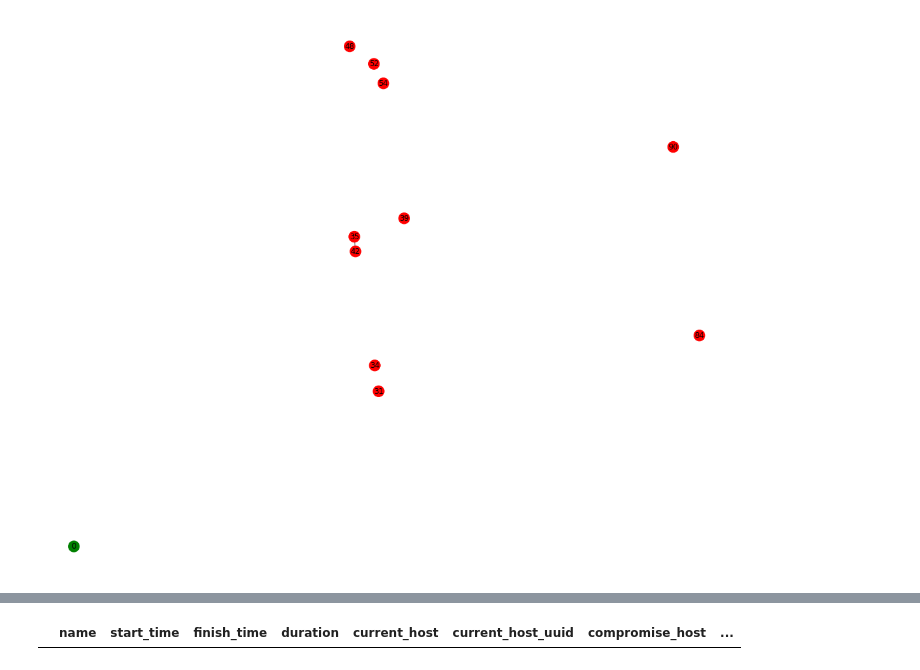
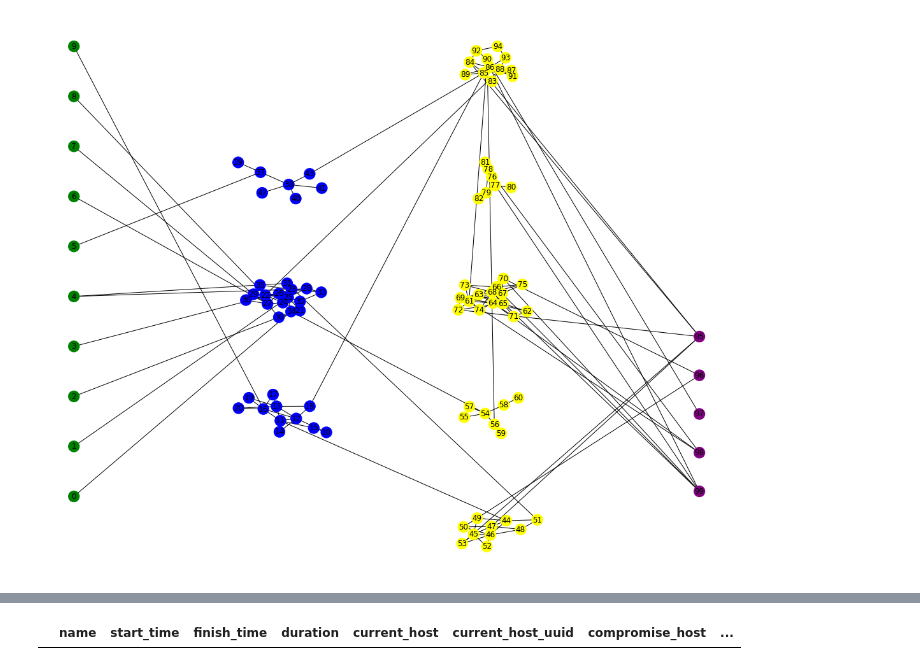
Before and after one commit to yuanyuan2000/MTDGame, a Jupyter notebook: simulation.ipynb, the cells around one changed output, grey strips where cells are left out. Cells and saved outputs as stored; diff of their text form; code cells hidden in the pictures.

```diff
--- a/simulation.ipynb
+++ b/simulation.ipynb
@@ -41,4 +15,5 @@ metrics.draw_hacker_visible()
-# %%
-metrics.draw_compromised()
-# %% [output]
-[figure, removed]
+# %%
+evaluation.get_network().draw()
+plt.show()
+# %% [output]
+[figure, added]
```
Also changed, not shown: parts of 14 cells of this notebook, 15 other files.
